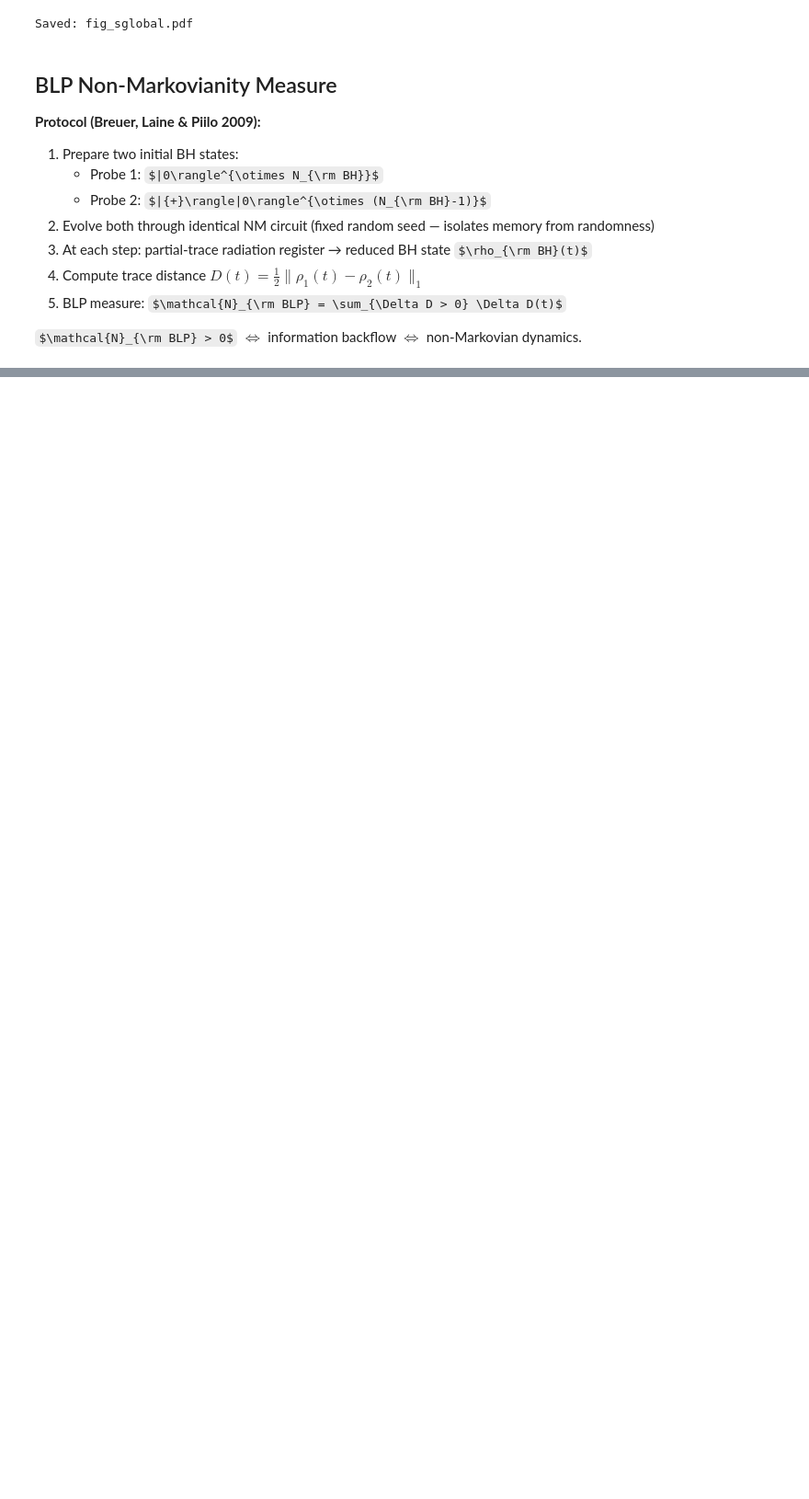
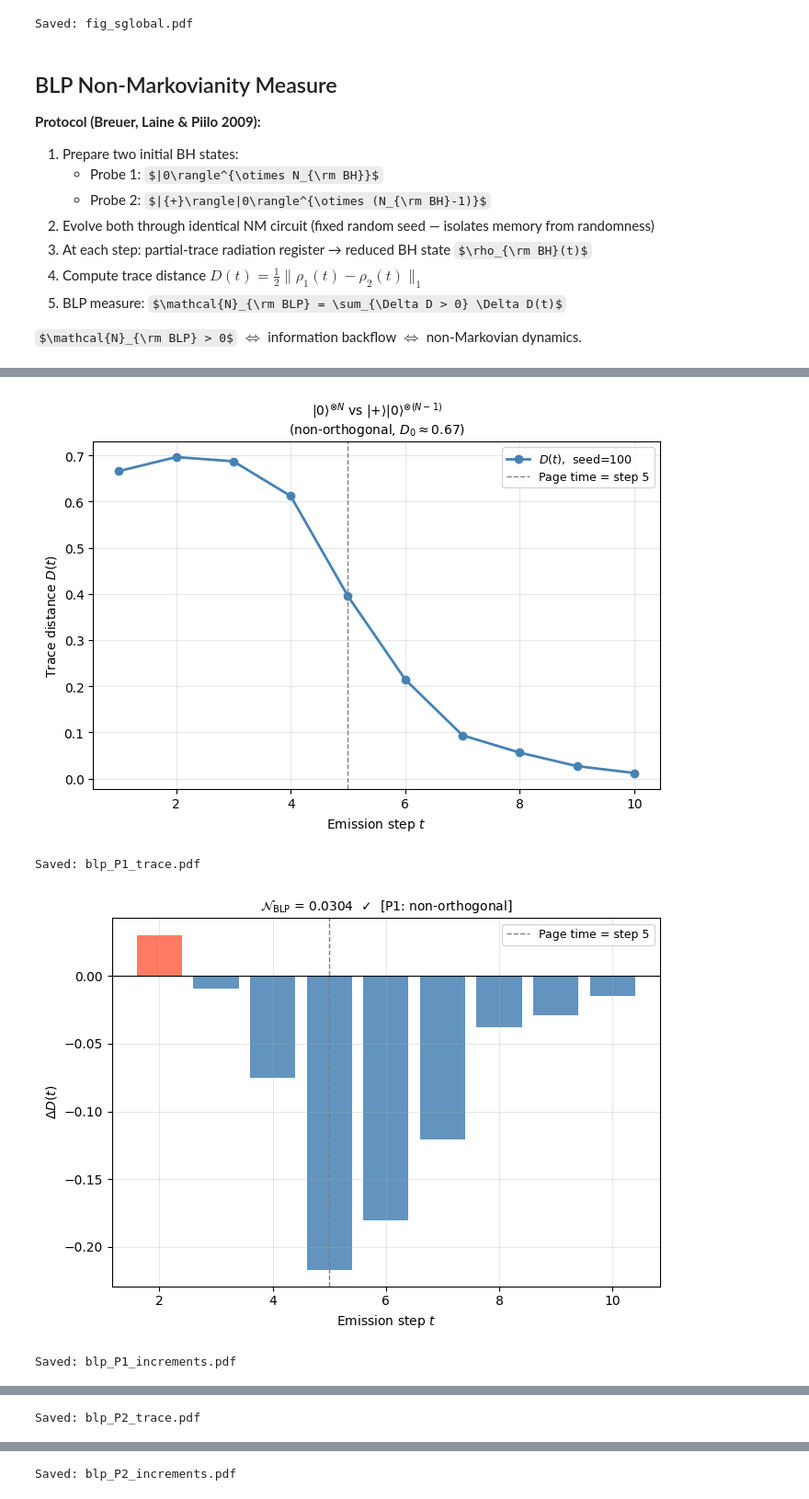
Before and after one commit to aaqhilahamed2004-ops/non-markovian_black-hole_evaporation, a Jupyter notebook: MvNM_v2.ipynb, the cells around one changed output, grey strips where cells are left out. Shown at 92% size. Drawn from its saved outputs; the diff is of its cells as text; code cells hidden in the pictures; some formulas as TeX source; blank space fills up the shorter version.

```diff
--- a/MvNM_v2.ipynb
+++ b/MvNM_v2.ipynb
@@ -60,7 +60,7 @@ def scramble_black_hole(qc, bh):
     unitary. Uniformity is over the gate angles, not the full unitary group;
     k-design convergence follows from the layered structure (Brandao et al).
     """
-    LAYERS = 3
+    LAYERS = 1
     for _ in range(LAYERS):
         for q in bh:
             qc.rx(np.random.uniform(0, 2*np.pi), q)
@@ -563,0 +725,64 @@ $\mathcal{N}_{\rm BLP} > 0$ $\Leftrightarrow$ information backflow $\Leftrightar
+# %%
+# ═════════════════════════════════════════════════════════════════════════════
+# BLP PRIMARY RUN — four probe pairs, seed=100, g0=G0_GLOBAL
+# ═════════════════════════════════════════════════════════════════════════════
+
+BLP_SEED = 100
+BLP_G0   = np.pi/20
+
+print(f"BLP Primary Run  (N_BH={N_BH_BLP}, seed={BLP_SEED}, g0={BLP_G0:.4f})")
+print(f"{'─'*65}")
+
+results = []
+for pa, pb, tex_label, d0_note, short in PROBE_PAIRS:
+    steps, D_vals, dD, N_BLP = compute_blp_pair(pa, pb,
+                                                  seed=BLP_SEED,
+                                                  g0=BLP_G0)
+    results.append((steps, D_vals, dD, N_BLP, tex_label, d0_note, short))
+    status = "✓ non-Markovian" if N_BLP > 1e-6 else "✗ no backflow"
+    print(f"  {short:<35}  N_BLP = {N_BLP:.6f}  {status}")
+
+print(f"\n{'═'*65}")
+print(f"  {'Pair':<35}  {'N_BLP':>10}  {'Verdict'}")
+print(f"  {'─'*35}  {'─'*10}  {'─'*20}")
+for _, _, _, N_BLP, _, _, short in results:
+    flag = "✓ non-Markovian" if N_BLP > 1e-6 else "✗ no backflow"
+    print(f"  {short:<35}  {N_BLP:>10.6f}  {flag}")
+print(f"{'═'*65}")
+
+# ── Plots: one trace-distance + one increment figure per pair ─────────────────
+for idx, (steps, D_vals, dD, N_BLP, tex_label, d0_note, short) in enumerate(results):
+    pair_tag = f"P{idx+1}"
+
+    fig, ax = plt.subplots(figsize=(7, 5))
+    ax.plot(steps, D_vals, 'o-', color='steelblue', lw=2,
+            label=f'$D(t)$,  seed={BLP_SEED}')
+    ax.axvline(N_BH_BLP // 2, color='gray', ls='--', lw=1,
+               label=f'Page time = step {N_BH_BLP // 2}')
+    ax.set_xlabel("Emission step $t$")
+    ax.set_ylabel("Trace distance $D(t)$")
+    ax.set_title(f"{tex_label}\n({d0_note})", fontsize=10)
+    ax.legend(fontsize=9); ax.grid(alpha=0.3)
+    plt.tight_layout()
+    plt.savefig(f"blp_{pair_tag}_trace.pdf", bbox_inches='tight', dpi=200)
+    plt.show(); print(f"Saved: blp_{pair_tag}_trace.pdf")
+
+    fig, ax = plt.subplots(figsize=(7, 5))
+    bar_colors = ['tomato' if d > 0 else 'steelblue' for d in dD]
+    ax.bar(steps[1:], dD, color=bar_colors, alpha=0.85)
+    ax.axhline(0, color='black', lw=0.8)
+    ax.axvline(N_BH_BLP // 2, color='gray', ls='--', lw=1,
+               label=f'Page time = step {N_BH_BLP // 2}')
+    ax.set_xlabel("Emission step $t$")
+    ax.set_ylabel(r"$\Delta D(t)$")
+    ax.set_title(
+        r"$\mathcal{N}_{\rm BLP}$" + f" = {N_BLP:.4f}"
+        + ("  ✓" if N_BLP > 1e-6 else "  ✗")
+        + f"  [{short}]",
+        fontsize=10
+    )
+    ax.legend(fontsize=9); ax.grid(alpha=0.3)
+    plt.tight_layout()
+    plt.savefig(f"blp_{pair_tag}_increments.pdf", bbox_inches='tight', dpi=200)
+    plt.show(); print(f"Saved: blp_{pair_tag}_increments.pdf")
+# %% [output]
@@ -563,0 +804,4 @@ $\mathcal{N}_{\rm BLP} > 0$ $\Leftrightarrow$ information backflow $\Leftrightar
+[figure, added]
+Saved: blp_P1_trace.pdf
+[figure, added]
+Saved: blp_P1_increments.pdf
@@ -563,0 +809 @@ $\mathcal{N}_{\rm BLP} > 0$ $\Leftrightarrow$ information backflow $\Leftrightar
+Saved: blp_P2_trace.pdf
@@ -563,0 +811 @@ $\mathcal{N}_{\rm BLP} > 0$ $\Leftrightarrow$ information backflow $\Leftrightar
+Saved: blp_P2_increments.pdf
```
Also changed, not shown: parts of 17 cells of this notebook.
